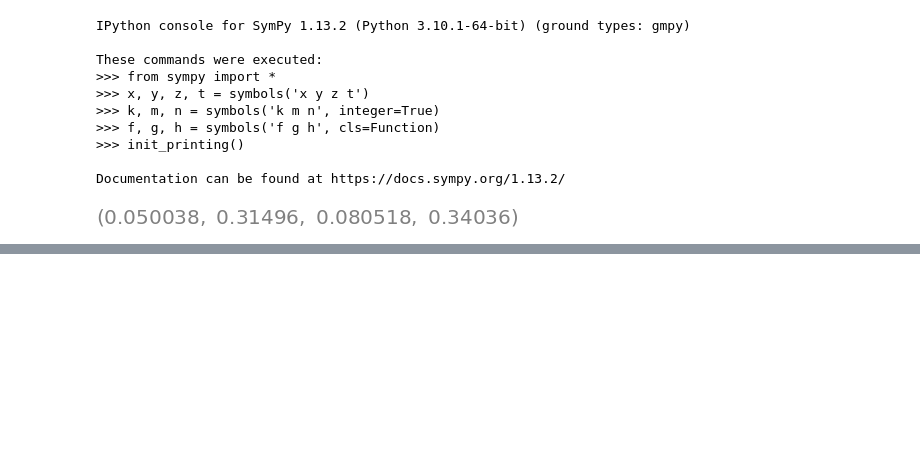
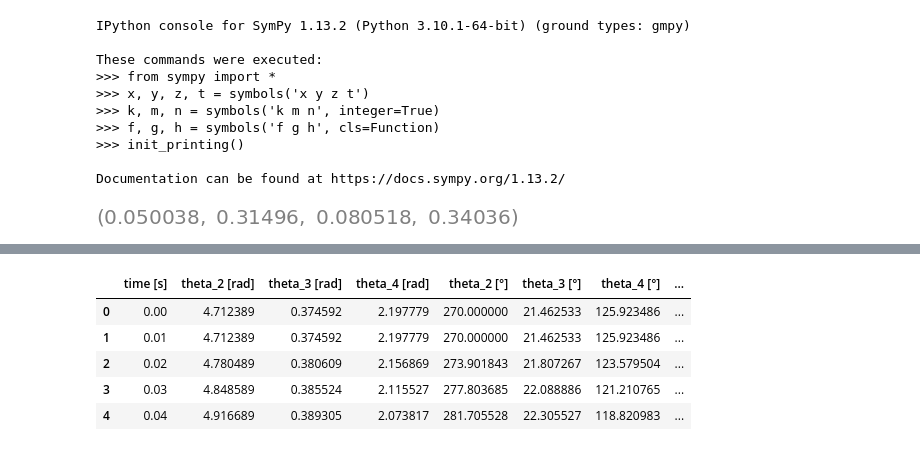
Before and after one commit to QiuDylan/ME200, a Jupyter notebook: FinalProj/Final_Project_V3_JNotebook.ipynb, the cells around one changed output, grey strips where cells are left out. Cells and saved outputs as stored; diff of their text form; code cells hidden in the pictures; blank space fills up the shorter version.

```diff
--- a/FinalProj/Final_Project_V3_JNotebook.ipynb
+++ b/FinalProj/Final_Project_V3_JNotebook.ipynb
@@ -95,30 +132,44 @@ bug
 # %%
 # Equations of Motion
 # Moment about G (insert correct variables)
 # Reordered the equation I * df["alpha_4 rad/s^2"] = tau_out - mu_k * F_n * l/2 to solve for F_n
 acceleration_x = []
 acceleration_y = []
 a_mag = []
 F_n = []
 F_friction = []
-v = []
+
 for i in range(df.shape[0]):
-    temp7 = - 2 * (I * df["alpha_4 [rad/s^2]"][i] - tau_out[i]) / (mu_k * l)
+    temp7 = - 2 * (I * df["alpha_4 [rad/s^2]"][i] - tau_out[i]) / (mu_k * l) #Normal Force
     F_n.append(temp7)
     # Sum of Forces x
 
-    temp8 = 1/m * (tau_out[i]/l - F_n[i] * mu_k )
+    temp8 = 1/m * (tau_out[i]/l - F_n[i] * mu_k ) #Tangential Acceleration
     acceleration_x.append(temp8)
 
     # Sum of Forces y
     # Reordered the equation m * acceleration_y = F_n - m * g * np.cos(25 * (pi/180)) to solve for acceleration_y
-    temp11 = F_n[i] - m * g * np.cos(np.radians(theta)) / m
+    temp11 = F_n[i] / m - g * np.cos(np.radians(theta)) #Normal Acceleration
     acceleration_y.append(temp11)
-    temp10 = (acceleration_y[i] * (l/2)) ** 0.5
-    v.append(temp10)
-    temp9 = (acceleration_x[i]**2 + acceleration_y[i]**2)**0.5
+
+    temp9 = (acceleration_y[i]**2 + acceleration_y[i]**2)**0.5 #Acceleration magnitude
     a_mag.append(temp9)
 
     # Friction
     temp12 = mu_k * F_n[i]
     F_friction.append(temp12)
+    # linear position
+
+df["F_normal [N]"] = F_n
+df["Friction [N]"] = F_friction
+df["acc_tan [m/s^2]"] = acceleration_x
+df["acc_nor [m/s^2]"] = acceleration_y
+df["acc_mag [m/s^2]"] = a_mag
+df.head()
+# %% [output]
+|  | time [s] | theta_2 [rad] | theta_3 [rad] | theta_4 [rad] | theta_2 [°] | theta_3 [°] | theta_4 [°] | ... |
+| 0 | 0.00 | 4.712389 | 0.374592 | 2.197779 | 270.000000 | 21.462533 | 125.923486 | ... |
+| 1 | 0.01 | 4.712389 | 0.374592 | 2.197779 | 270.000000 | 21.462533 | 125.923486 | ... |
+| 2 | 0.02 | 4.780489 | 0.380609 | 2.156869 | 273.901843 | 21.807267 | 123.579504 | ... |
+| 3 | 0.03 | 4.848589 | 0.385524 | 2.115527 | 277.803685 | 22.088886 | 121.210765 | ... |
+| 4 | 0.04 | 4.916689 | 0.389305 | 2.073817 | 281.705528 | 22.305527 | 118.820983 | ... |
```
Also changed, not shown: parts of 8 cells of this notebook, 1 other file.
